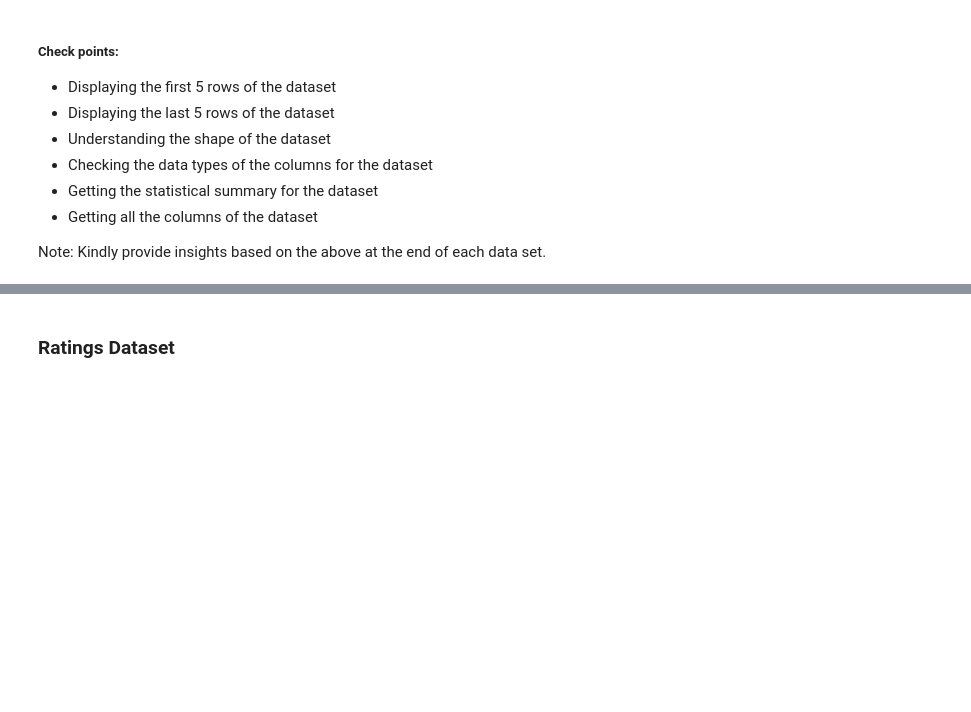
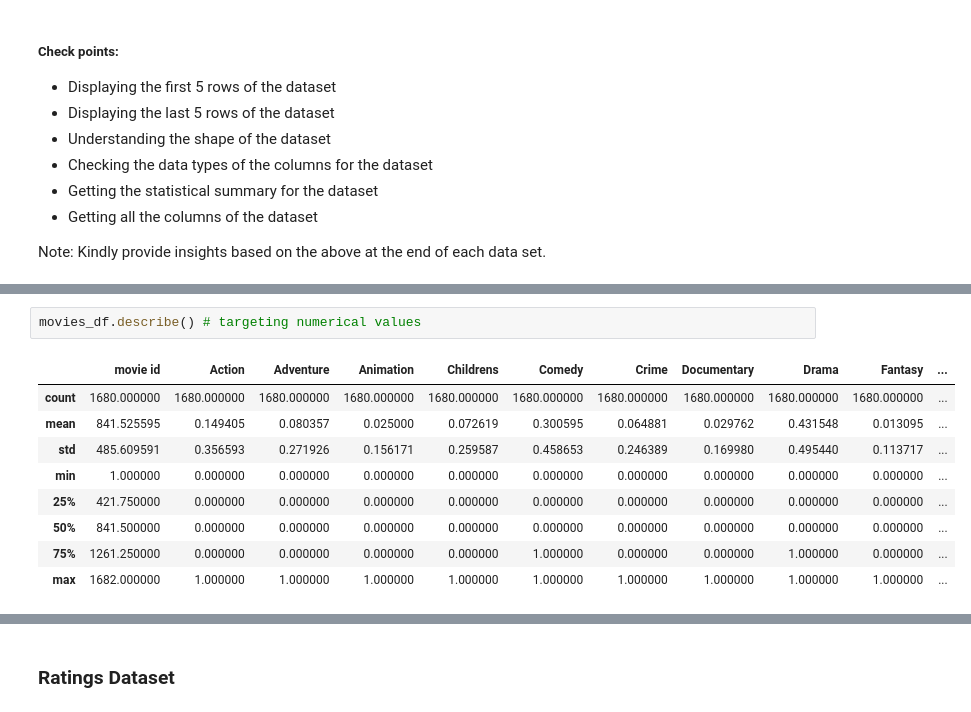
Before and after one commit to JosephRidge/Analysis101, a Jupyter notebook: app.ipynb, the cells around one changed output, grey strips where cells are left out. Cells and saved outputs as stored; diff of their text form; blank space fills up the shorter version.

```diff
--- a/app.ipynb
+++ b/app.ipynb
@@ -380,0 +486,12 @@ Note: Kindly provide insights based on the above at the end of each data set.
+# %%
+movies_df.describe() # targeting numerical values
+# %% [output]
+|  | movie id | Action | Adventure | Animation | Childrens | Comedy | Crime | Documentary | Drama | Fantasy | ... |
+| count | 1680.000000 | 1680.000000 | 1680.000000 | 1680.000000 | 1680.000000 | 1680.000000 | 1680.000000 | 1680.000000 | 1680.000000 | 1680.000000 | ... |
+| mean | 841.525595 | 0.149405 | 0.080357 | 0.025000 | 0.072619 | 0.300595 | 0.064881 | 0.029762 | 0.431548 | 0.013095 | ... |
+| std | 485.609591 | 0.356593 | 0.271926 | 0.156171 | 0.259587 | 0.458653 | 0.246389 | 0.169980 | 0.495440 | 0.113717 | ... |
+| min | 1.000000 | 0.000000 | 0.000000 | 0.000000 | 0.000000 | 0.000000 | 0.000000 | 0.000000 | 0.000000 | 0.000000 | ... |
+| 25% | 421.750000 | 0.000000 | 0.000000 | 0.000000 | 0.000000 | 0.000000 | 0.000000 | 0.000000 | 0.000000 | 0.000000 | ... |
+| 50% | 841.500000 | 0.000000 | 0.000000 | 0.000000 | 0.000000 | 0.000000 | 0.000000 | 0.000000 | 0.000000 | 0.000000 | ... |
+| 75% | 1261.250000 | 0.000000 | 0.000000 | 0.000000 | 0.000000 | 1.000000 | 0.000000 | 0.000000 | 1.000000 | 0.000000 | ... |
+| max | 1682.000000 | 1.000000 | 1.000000 | 1.000000 | 1.000000 | 1.000000 | 1.000000 | 1.000000 | 1.000000 | 1.000000 | ... |
```
Also changed, not shown: parts of 18 cells of this notebook.
